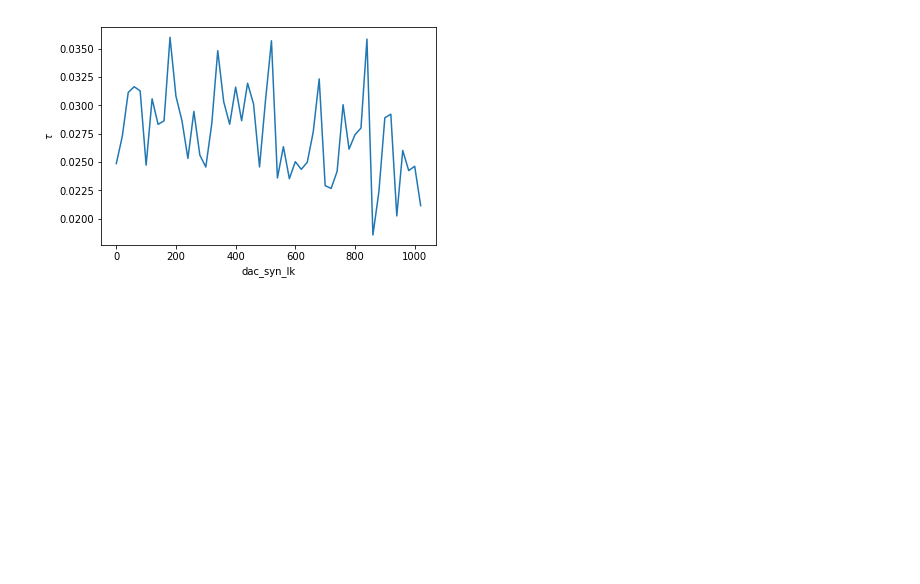
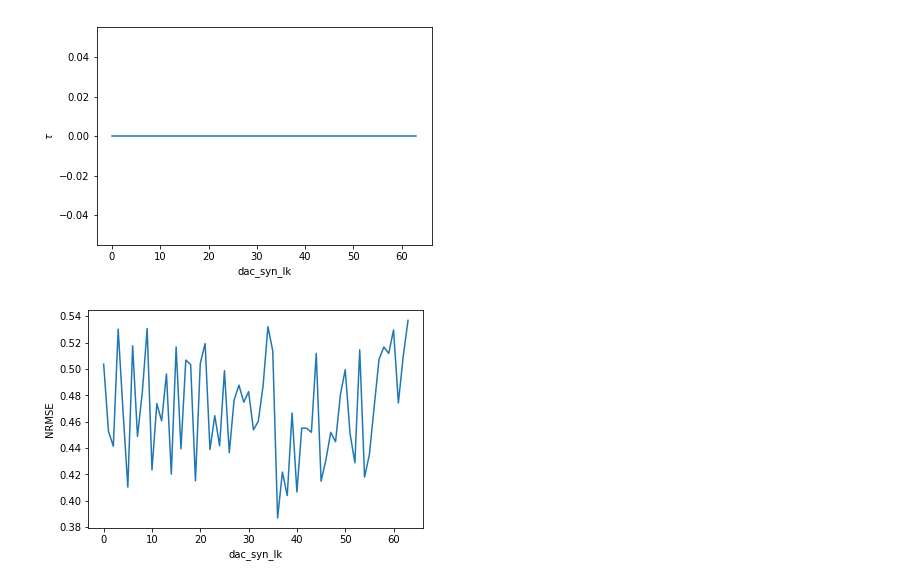
Before and after one commit to Neuromorphs18/brd, a Jupyter notebook: dynamics/characterize_tau.ipynb, the cells around one changed output. Drawn from its saved outputs; the diff is of its cells as text; code cells hidden in the pictures; blank space fills up the shorter version.

```diff
--- a/dynamics/characterize_tau.ipynb
+++ b/dynamics/characterize_tau.ipynb
@@ -24,6 +24,14 @@ def go(dac_syn_lk=10, dt=0.001, length=1000, freq=10,
     with nengo.Network() as model:
         add_params(model)
         model.config[model].dac_syn_lk = dac_syn_lk
+
+        # TODO: What is necessary to set dac_syn_lk reliably?
+        from pystorm.hal import HAL
+        from pystorm.PyDriver import bddriver
+        hal = HAL()
+        for _ in range(10):
+            hal.driver.SetDACCount(
+                0, bddriver.bdpars.BDHornEP.DAC_SYN_LK, dac_syn_lk)
 
         u = nengo.Node(output=nengo.processes.PresentInput(u_array, dt))
         x = nengo.Ensemble(n_neurons=n_neurons, dimensions=1)
@@ -58,17 +66,26 @@ def go(dac_syn_lk=10, dt=0.001, length=1000, freq=10,
         runs.append((tau, e))
         return e
 
-    opt = minimize_scalar(
-        objective_function, bounds=bounds, method='bounded',
-        args=(False,), options={'maxiter': maxiter})
+    # Method 1: Scipy Bounded optimization
+    #opt = minimize_scalar(
+    #    objective_function, bounds=bounds, method='bounded',
+    #    args=(False,), options={'maxiter': maxiter})
+
+    # Method 2: Linear sweep
+    for tau in np.linspace(*bounds, maxiter):
+        objective_function(tau)
+    from collections import namedtuple
+    MockOpt = namedtuple('MockOpt', ['x', 'fun', 'success'])
+    i = np.argmin(r_i[1] for r_i in runs)
+    opt = MockOpt(runs[i][0], runs[i][1], True)
 
     return opt, runs
 # %%
-lks = list(range(0, 1024, 20))
+lks = list(range(0, 64))
 r = []
 for lk in lks:
     opt, runs = go(lk)
-    print("dac_syn_lk = %s =>\n%s\Run Details: %s" % (lk, opt, runs))
+    print("dac_syn_lk=%s =>\n%s" % (lk, opt))
     r.append((opt, runs))
 # %% [output]
 HAL: clearing hardware state
@@ -119,10 +126,17 @@ HtmlProgressBar cannot be displayed. Please use the TerminalProgressBar. It can
 # %%
 plt.figure()
 plt.plot(lks, [r_i[0].x for r_i in r])
 plt.xlabel("dac_syn_lk")
 plt.ylabel(r"$\tau$")
 plt.show()
 
+plt.figure()
+plt.plot(lks, [r_i[0].fun for r_i in r])
+plt.xlabel("dac_syn_lk")
+plt.ylabel(r"NRMSE")
+plt.show()
+
 assert np.all(r_i[0].success for r_i in r)
 # %% [output]
-[figure, old version]
+[figure, new version]
+[figure, added]
```
Also changed, not shown: parts of 3 cells of this notebook.
